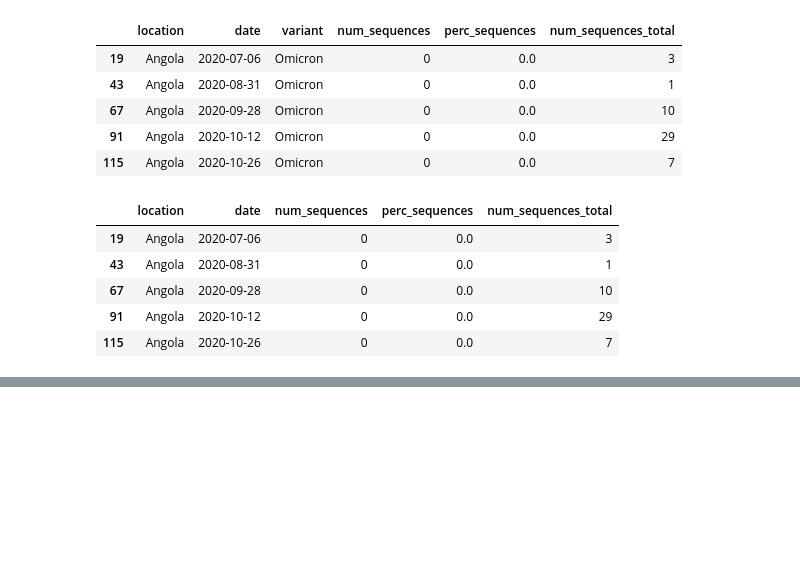
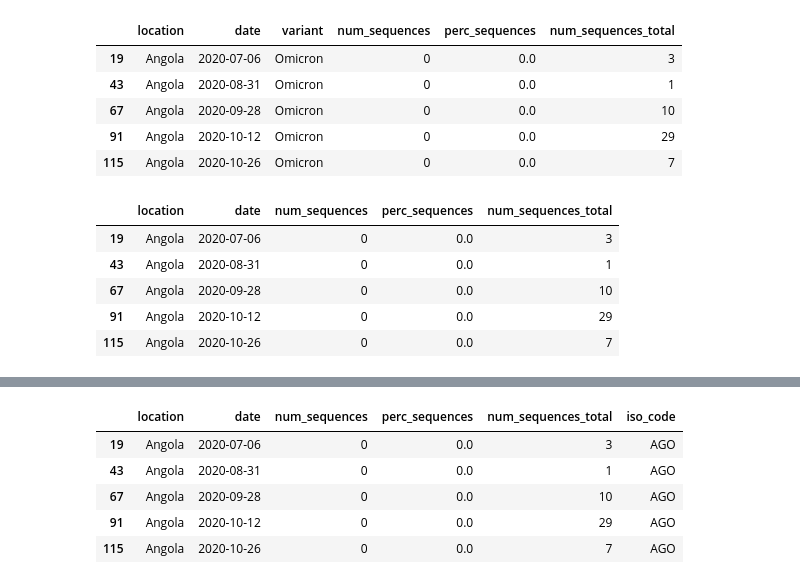
Before and after one commit to hidayah24/ds, a Jupyter notebook: Analysis/omicron_daily_cases_analysis/omicron_daily_cases_analysis.ipynb, the cells around one changed output, grey strips where cells are left out. Drawn from its saved outputs; the diff is of its cells as text; code cells hidden in the pictures; blank space fills up the shorter version.

```diff
--- a/Analysis/omicron_daily_cases_analysis/omicron_daily_cases_analysis.ipynb
+++ b/Analysis/omicron_daily_cases_analysis/omicron_daily_cases_analysis.ipynb
@@ -67,11 +63,11 @@ pyc.countries.get(name='Afghanistan').alpha_3
-# %%
-def iso_code(df):
-    iso = []
-    i = 0
-    for cntry in df[['location']]:
-        iso[i] = pyc.countries.get(name=cntry).alpha_3
-        i = i+1
-    return iso
+# %%
+def iso_code(df):
+    input_countries = df['location'].tolist()
+    countries = {}
+    for country in pyc.countries:
+        countries[country.name] = country.alpha_3
+        codes = [countries.get(country, 'Unknown code') for country in input_countries]
+    return codes
 # %%
-# iso = iso_code(df3)
-# iso
+iso = iso_code(df3)
+iso
@@ -77,0 +92,11 @@ def iso_code(df):
+# %%
+df4 = df3.copy()
+df4['iso_code'] = iso
+df4.head()
+# %% [output]
+|  | location | date | num_sequences | perc_sequences | num_sequences_total | iso_code |
+| 19 | Angola | 2020-07-06 | 0 | 0.0 | 3 | AGO |
+| 43 | Angola | 2020-08-31 | 0 | 0.0 | 1 | AGO |
+| 67 | Angola | 2020-09-28 | 0 | 0.0 | 10 | AGO |
+| 91 | Angola | 2020-10-12 | 0 | 0.0 | 29 | AGO |
+| 115 | Angola | 2020-10-26 | 0 | 0.0 | 7 | AGO |
```
Also changed, not shown: parts of 3 cells of this notebook.
